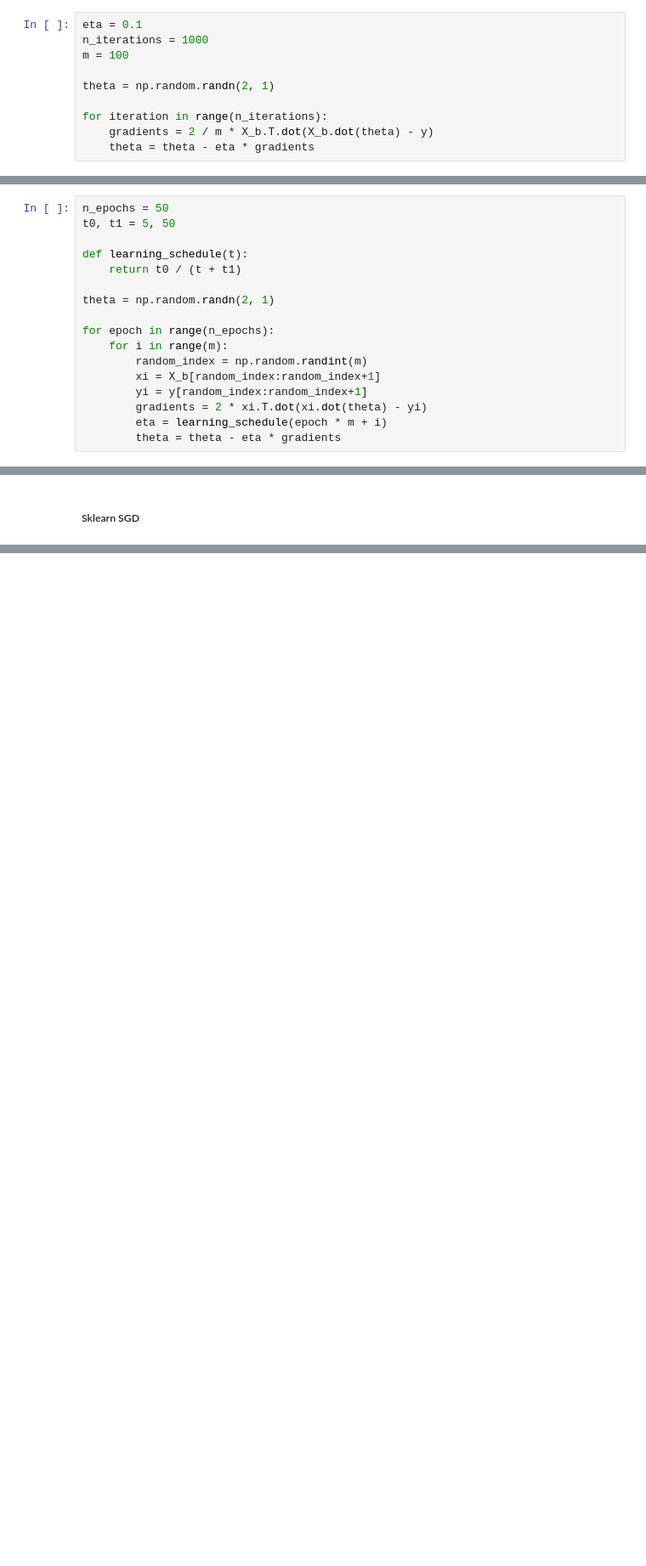
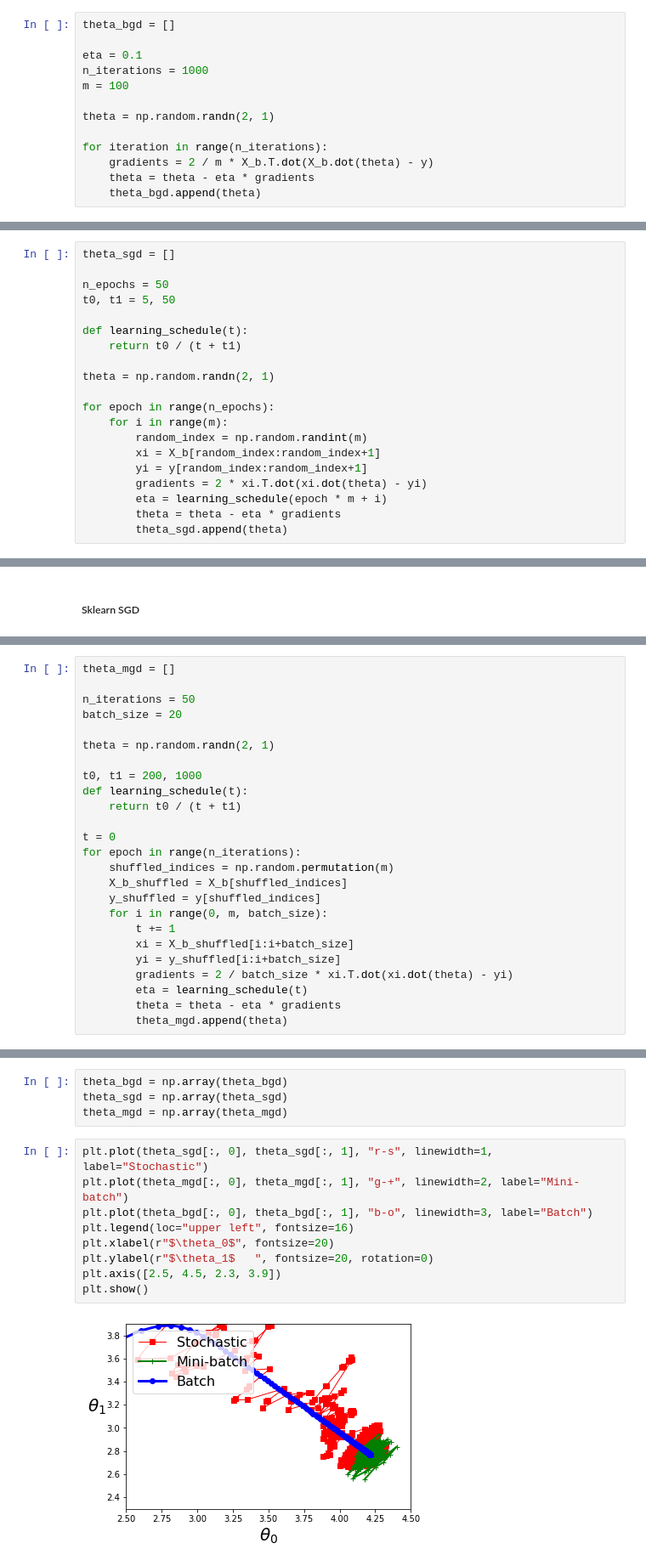
Before and after one commit to AnujCodeZ/ML, a Jupyter notebook: TrainingModels.ipynb, the cells around one changed output, grey strips where cells are left out. Shown: that part at 85% size. Cells and saved outputs as stored; diff of their text form; blank space fills up the shorter version.

```diff
--- a/TrainingModels.ipynb
+++ b/TrainingModels.ipynb
@@ -68,6 +70,8 @@ array([[4.26340526],
 # %% [markdown]
 ### Gradient Descent
 # %%
+theta_bgd = []
+
 eta = 0.1
 n_iterations = 1000
 m = 100
@@ -77,6 +81,7 @@ theta = np.random.randn(2, 1)
 for iteration in range(n_iterations):
     gradients = 2 / m * X_b.T.dot(X_b.dot(theta) - y)
     theta = theta - eta * gradients
+    theta_bgd.append(theta)
 # %%
 theta
 # %% [output]
@@ -85,6 +90,8 @@ array([[4.26340526],
 # %% [markdown]
 #### Stochastic Gradient Descent
 # %%
+theta_sgd = []
+
 n_epochs = 50
 t0, t1 = 5, 50
 
@@ -101,6 +108,7 @@ for epoch in range(n_epochs):
         gradients = 2 * xi.T.dot(xi.dot(theta) - yi)
         eta = learning_schedule(epoch * m + i)
         theta = theta - eta * gradients
+        theta_sgd.append(theta)
 # %%
 theta
 # %% [output]
@@ -117,0 +128,25 @@ sgd_reg.intercept_, sgd_reg.coef_
+# %%
+theta_mgd = []
+
+n_iterations = 50
+batch_size = 20
+
+theta = np.random.randn(2, 1)
+
+t0, t1 = 200, 1000
+def learning_schedule(t):
+    return t0 / (t + t1)
+
+t = 0
+for epoch in range(n_iterations):
+    shuffled_indices = np.random.permutation(m)
+    X_b_shuffled = X_b[shuffled_indices]
+    y_shuffled = y[shuffled_indices]
+    for i in range(0, m, batch_size):
+        t += 1
+        xi = X_b_shuffled[i:i+batch_size]
+        yi = y_shuffled[i:i+batch_size]
+        gradients = 2 / batch_size * xi.T.dot(xi.dot(theta) - yi)
+        eta = learning_schedule(t)
+        theta = theta - eta * gradients
+        theta_mgd.append(theta)
@@ -117,0 +160,15 @@ sgd_reg.intercept_, sgd_reg.coef_
+# %%
+theta_bgd = np.array(theta_bgd)
+theta_sgd = np.array(theta_sgd)
+theta_mgd = np.array(theta_mgd)
+# %%
+plt.plot(theta_sgd[:, 0], theta_sgd[:, 1], "r-s", linewidth=1, label="Stochastic")
+plt.plot(theta_mgd[:, 0], theta_mgd[:, 1], "g-+", linewidth=2, label="Mini-batch")
+plt.plot(theta_bgd[:, 0], theta_bgd[:, 1], "b-o", linewidth=3, label="Batch")
+plt.legend(loc="upper left", fontsize=16)
+plt.xlabel(r"$\theta_0$", fontsize=20)
+plt.ylabel(r"$\theta_1$   ", fontsize=20, rotation=0)
+plt.axis([2.5, 4.5, 2.3, 3.9])
+plt.show()
+# %% [output]
+[figure, added]
```
Also changed, not shown: parts of 25 cells of this notebook.
